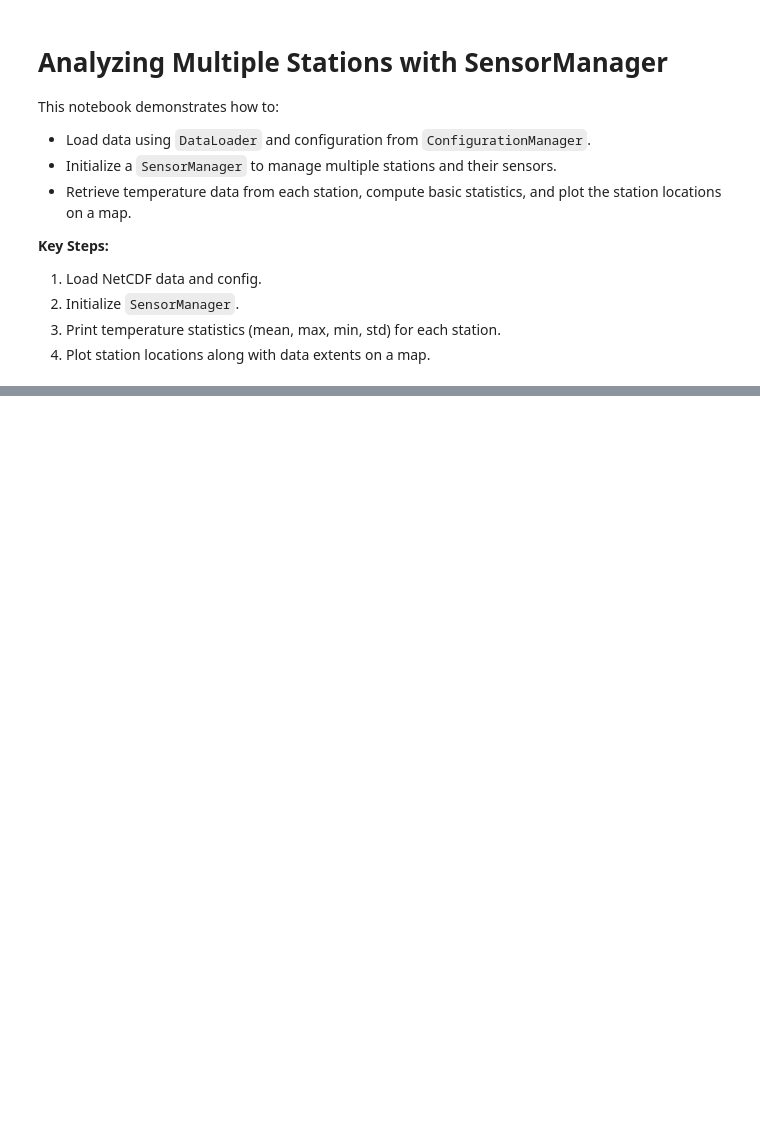
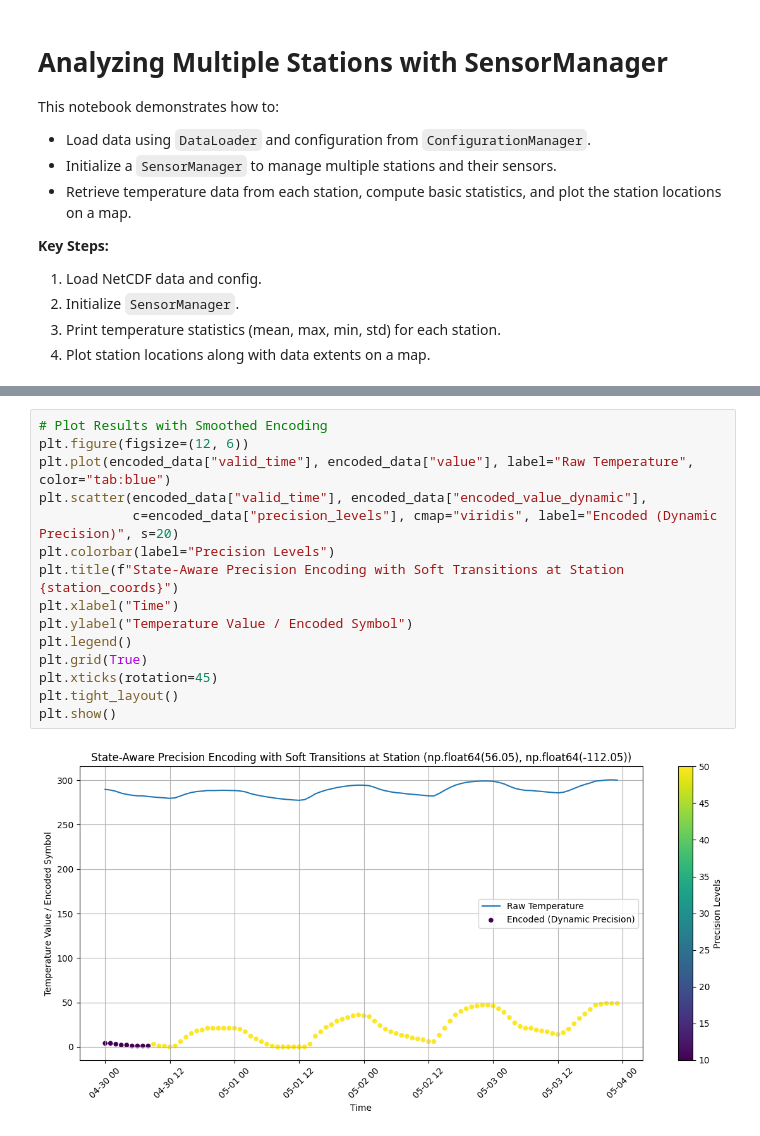
Before and after one commit to richardjpurcell/universal-sensing-etm, a Jupyter notebook: notebooks/Analyze_station_manager.ipynb, the cells around one changed output, grey strips where cells are left out. Cells and saved outputs as stored; diff of their text form; blank space fills up the shorter version.

```diff
--- a/notebooks/Analyze_station_manager.ipynb
+++ b/notebooks/Analyze_station_manager.ipynb
@@ -143,0 +465,17 @@ Station Temperature Summary:
+# %%
+# Plot Results with Smoothed Encoding
+plt.figure(figsize=(12, 6))
+plt.plot(encoded_data["valid_time"], encoded_data["value"], label="Raw Temperature", color="tab:blue")
+plt.scatter(encoded_data["valid_time"], encoded_data["encoded_value_dynamic"],
+            c=encoded_data["precision_levels"], cmap="viridis", label="Encoded (Dynamic Precision)", s=20)
+plt.colorbar(label="Precision Levels")
+plt.title(f"State-Aware Precision Encoding with Soft Transitions at Station {station_coords}")
+plt.xlabel("Time")
+plt.ylabel("Temperature Value / Encoded Symbol")
+plt.legend()
+plt.grid(True)
+plt.xticks(rotation=45)
+plt.tight_layout()
+plt.show()
+# %% [output]
+[figure, added]
```
Also changed, not shown: parts of 4 cells of this notebook, 6 other files.
